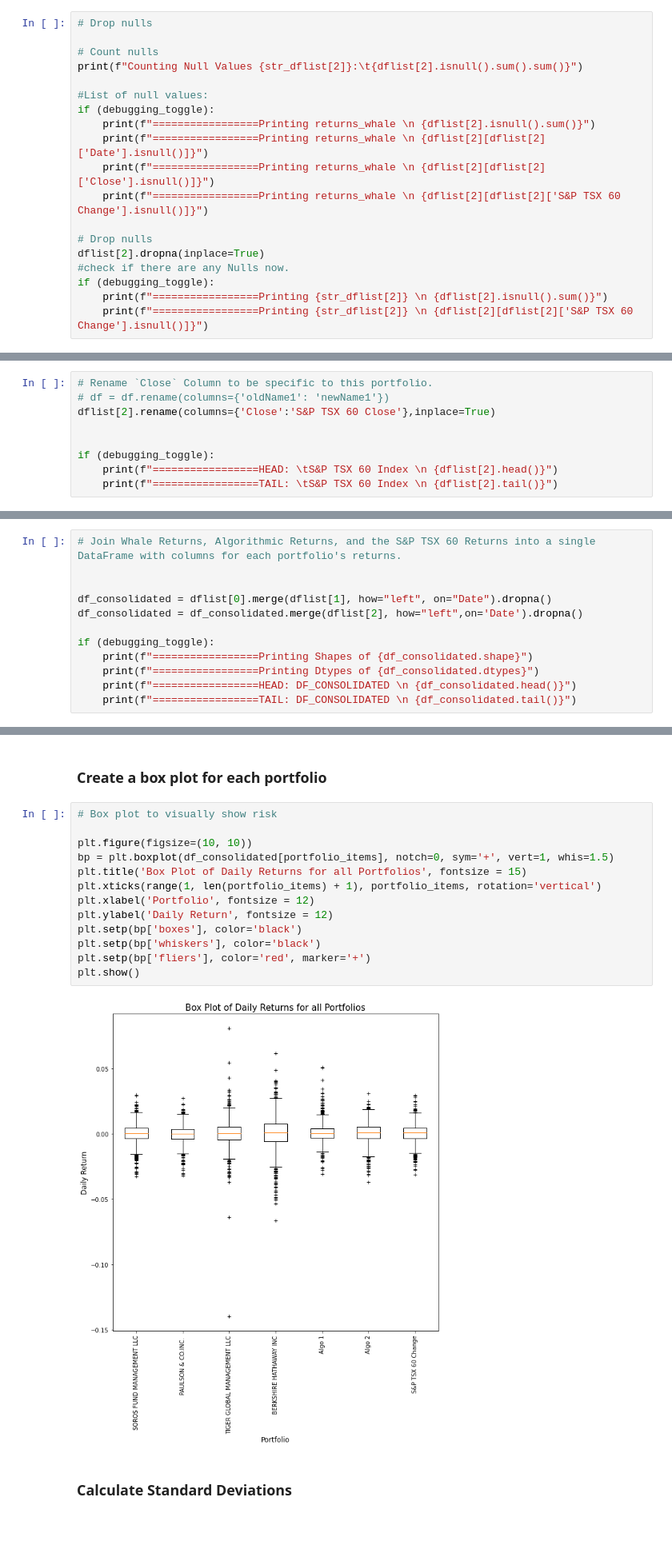
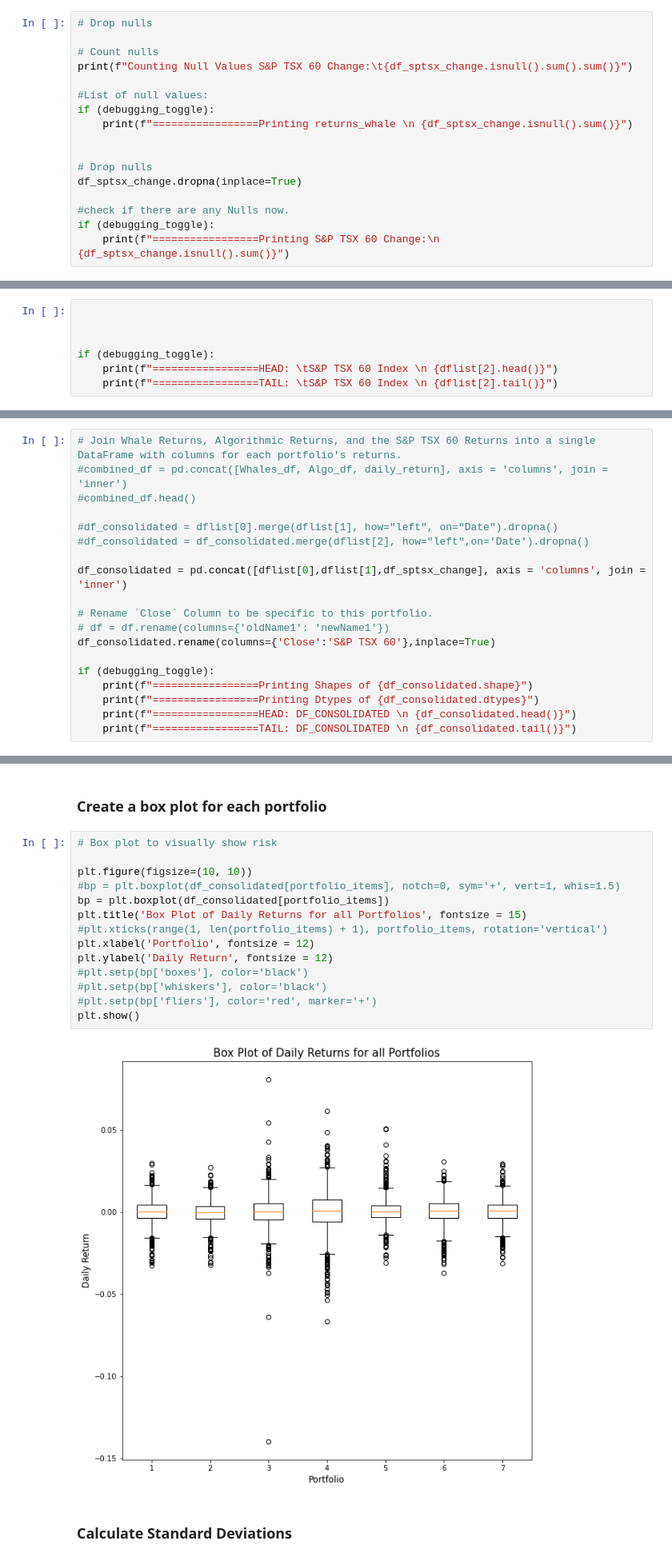
Before and after one commit to nomadic-me/Whale-Off-The-Portfolio, a Jupyter notebook: whale_analysis.ipynb, the cells around one changed output, grey strips where cells are left out. Shown: that part at 80% size. Saved outputs shown, nothing was run; the diff lists cells and outputs as text; blank space fills up the shorter version.

```diff
--- a/whale_analysis.ipynb
+++ b/whale_analysis.ipynb
@@ -257,19 +249,17 @@ dtype: object
 # Drop nulls
 
 # Count nulls
-print(f"Counting Null Values {str_dflist[2]}:\t{dflist[2].isnull().sum().sum()}")
+print(f"Counting Null Values S&P TSX 60 Change:\t{df_sptsx_change.isnull().sum().sum()}")
 
 #List of null values:
 if (debugging_toggle):
-    print(f"=================Printing returns_whale \n {dflist[2].isnull().sum()}")
-    print(f"=================Printing returns_whale \n {dflist[2][dflist[2]['Date'].isnull()]}")
-    print(f"=================Printing returns_whale \n {dflist[2][dflist[2]['Close'].isnull()]}")
-    print(f"=================Printing returns_whale \n {dflist[2][dflist[2]['S&P TSX 60 Change'].isnull()]}")
+    print(f"=================Printing returns_whale \n {df_sptsx_change.isnull().sum()}")
+
 
 # Drop nulls
-dflist[2].dropna(inplace=True)
+df_sptsx_change.dropna(inplace=True)
+
 #check if there are any Nulls now.
 if (debugging_toggle):
-    print(f"=================Printing {str_dflist[2]} \n {dflist[2].isnull().sum()}")
-    print(f"=================Printing {str_dflist[2]} \n {dflist[2][dflist[2]['S&P TSX 60 Change'].isnull()]}")
+    print(f"=================Printing S&P TSX 60 Change:\n {df_sptsx_change.isnull().sum()}")
 # %% [output]
@@ -293,7 +271,5 @@ Index: []
 # %%
-# Rename `Close` Column to be specific to this portfolio.
-# df = df.rename(columns={'oldName1': 'newName1'})
-dflist[2].rename(columns={'Close':'S&P TSX 60 Close'},inplace=True)
+
 
 
 if (debugging_toggle):
@@ -318,10 +296,17 @@ if (debugging_toggle):
 ## Combine Whale, Algorithmic, and S&P TSX 60 Returns
 # %%
 # Join Whale Returns, Algorithmic Returns, and the S&P TSX 60 Returns into a single DataFrame with columns for each portfolio's returns.
+#combined_df = pd.concat([Whales_df, Algo_df, daily_return], axis = 'columns', join = 'inner')
+#combined_df.head()
 
+#df_consolidated = dflist[0].merge(dflist[1], how="left", on="Date").dropna()
+#df_consolidated = df_consolidated.merge(dflist[2], how="left",on='Date').dropna()
 
-df_consolidated = dflist[0].merge(dflist[1], how="left", on="Date").dropna()
-df_consolidated = df_consolidated.merge(dflist[2], how="left",on='Date').dropna()
+df_consolidated = pd.concat([dflist[0],dflist[1],df_sptsx_change], axis = 'columns', join = 'inner')
+
+# Rename `Close` Column to be specific to this portfolio.
+# df = df.rename(columns={'oldName1': 'newName1'})
+df_consolidated.rename(columns={'Close':'S&P TSX 60'},inplace=True)
 
 if (debugging_toggle):
     print(f"=================Printing Shapes of {df_consolidated.shape}")
@@ -427,18 +412,19 @@ Determine the _risk_ of each portfolio:
 # %%
 # Box plot to visually show risk
 
 plt.figure(figsize=(10, 10))
-bp = plt.boxplot(df_consolidated[portfolio_items], notch=0, sym='+', vert=1, whis=1.5)
+#bp = plt.boxplot(df_consolidated[portfolio_items], notch=0, sym='+', vert=1, whis=1.5)
+bp = plt.boxplot(df_consolidated[portfolio_items])
 plt.title('Box Plot of Daily Returns for all Portfolios', fontsize = 15)
-plt.xticks(range(1, len(portfolio_items) + 1), portfolio_items, rotation='vertical')
+#plt.xticks(range(1, len(portfolio_items) + 1), portfolio_items, rotation='vertical')
 plt.xlabel('Portfolio', fontsize = 12)
 plt.ylabel('Daily Return', fontsize = 12)
-plt.setp(bp['boxes'], color='black')
-plt.setp(bp['whiskers'], color='black')
-plt.setp(bp['fliers'], color='red', marker='+')
+#plt.setp(bp['boxes'], color='black')
+#plt.setp(bp['whiskers'], color='black')
+#plt.setp(bp['fliers'], color='red', marker='+')
 plt.show()
 # %% [output]
-[figure, old version]
+[figure, new version]
 # %% [markdown]
 ### Calculate Standard Deviations
 # %%
```
Also changed, not shown: parts of 15 cells of this notebook.
